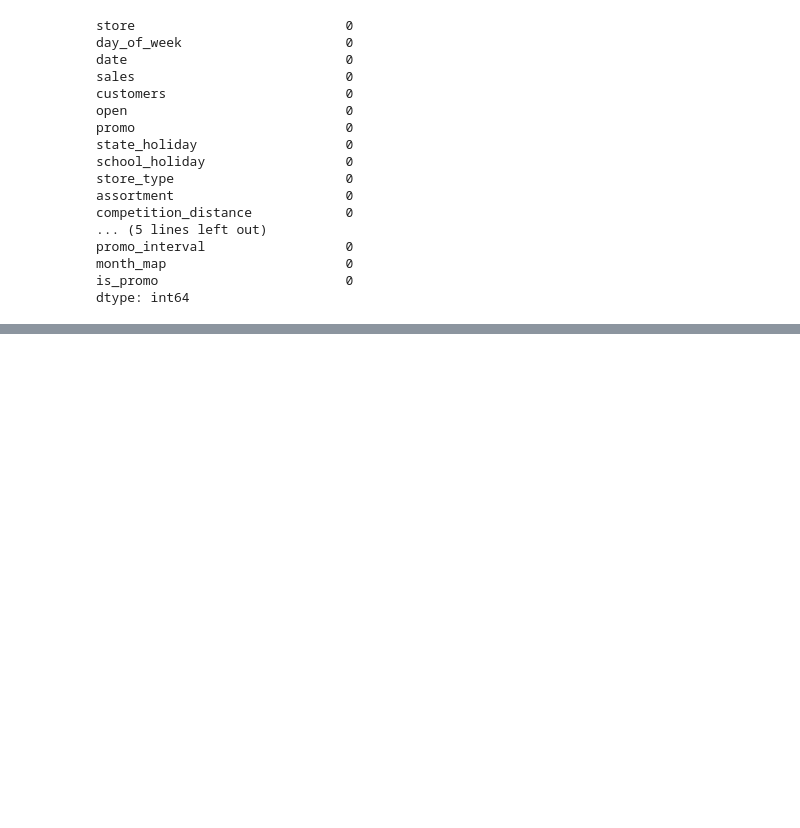
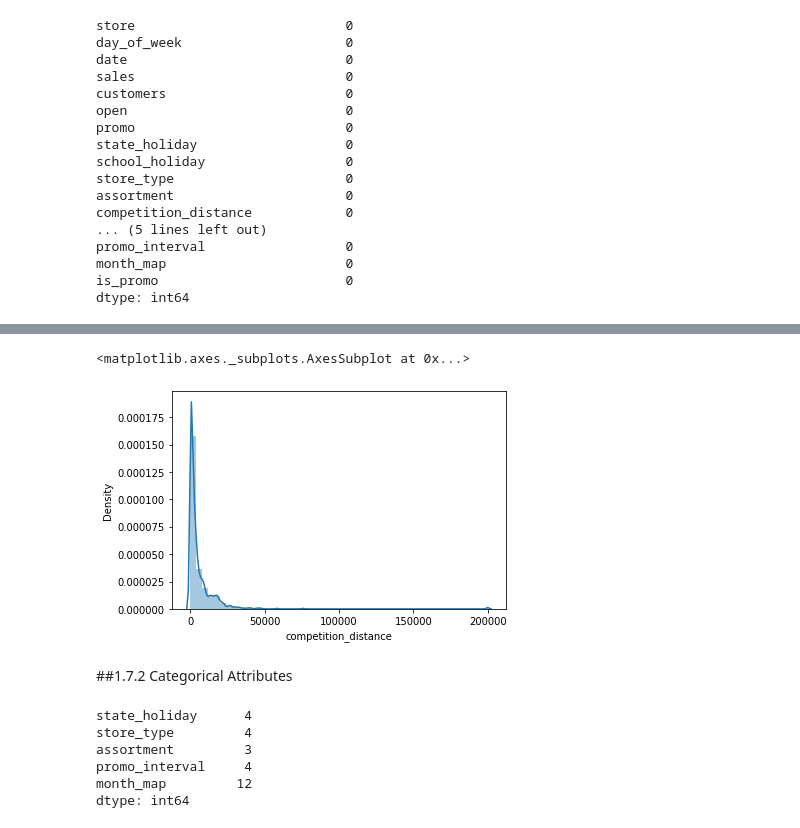
Before and after one commit to Isaacostam/Data-Science-Em-Producao, a Jupyter notebook: m02_v01_store_sales_prediction.ipynb, the cells around one changed output, grey strips where cells are left out. Drawn from its saved outputs; the diff is of its cells as text; code cells hidden in the pictures; blank space fills up the shorter version.

```diff
--- a/m02_v01_store_sales_prediction.ipynb
+++ b/m02_v01_store_sales_prediction.ipynb
@@ -147 +153,7 @@ dtype: int64
+# %%
+df1['competition_open_since_month'] = df1 ['competition_open_since_month'].astype(int)
+df1['competition_open_since_year'] = df1 ['competition_open_since_year'].astype(int)
+
+df1['promo2_since_week'] = df1['promo2_since_week'].astype(int)
+df1['promo2_since_year'] = df1['promo2_since_year'].astype(int)
 # %% [markdown]
@@ -150,0 +200,16 @@ dtype: int64
+# %%
+sns.distplot( df1['competition_distance'])
+# %% [output]
+<matplotlib.axes._subplots.AxesSubplot at 0x...>
+[figure, added]
+# %% [markdown]
+##1.7.2 Categorical Attributes
+# %%
+cat_attributes.apply( lambda x: x.unique().shape[0])
+# %% [output]
+state_holiday      4
+store_type         4
+assortment         3
+promo_interval     4
+month_map         12
+dtype: int64
```
Also changed, not shown: parts of 13 cells of this notebook.
